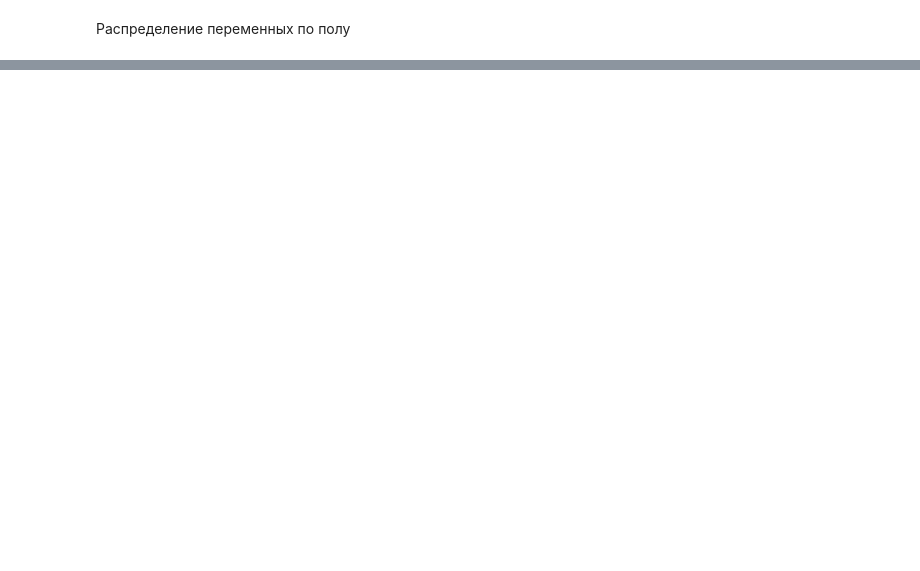
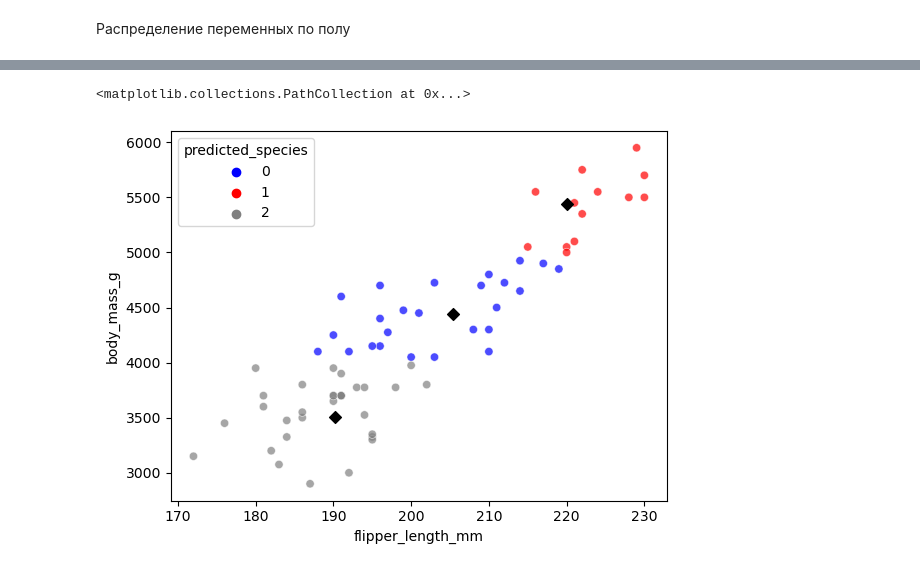
Before and after one commit to alesialesia/Project, a Jupyter notebook: Penguins in Antarctica.ipynb, the cells around one changed output, grey strips where cells are left out. Saved outputs shown, nothing was run; the diff lists cells and outputs as text; code cells hidden in the pictures; blank space fills up the shorter version.

```diff
--- a/Penguins in Antarctica.ipynb
+++ b/Penguins in Antarctica.ipynb
@@ -611,0 +745,2 @@ fig.show()
+# %%
+model.fit(x_train)
@@ -611,0 +791,3 @@ fig.show()
+# %%
+center = model.cluster_centers_
+print(center)
@@ -611,0 +885,3 @@ fig.show()
+# %%
+predict = model.predict(x_test)
+print(predict)
@@ -611,0 +891,5 @@ fig.show()
+# %%
+x_test['species'] = y_test
+x_test['predicted_species'] = predict
+
+x_test
@@ -611,0 +910,6 @@ fig.show()
+# %%
+sns.scatterplot(data=x_test , x = 'flipper_length_mm' , y = 'body_mass_g' , hue='predicted_species',alpha=0.7,palette=['blue','red','grey'])
+plt.scatter(x=center[:,0] , y=center[:,1] , color = 'black' , marker = 'D')
+# %% [output]
+<matplotlib.collections.PathCollection at 0x...>
+[figure, added]
```
Also changed, not shown: parts of 44 cells of this notebook.
